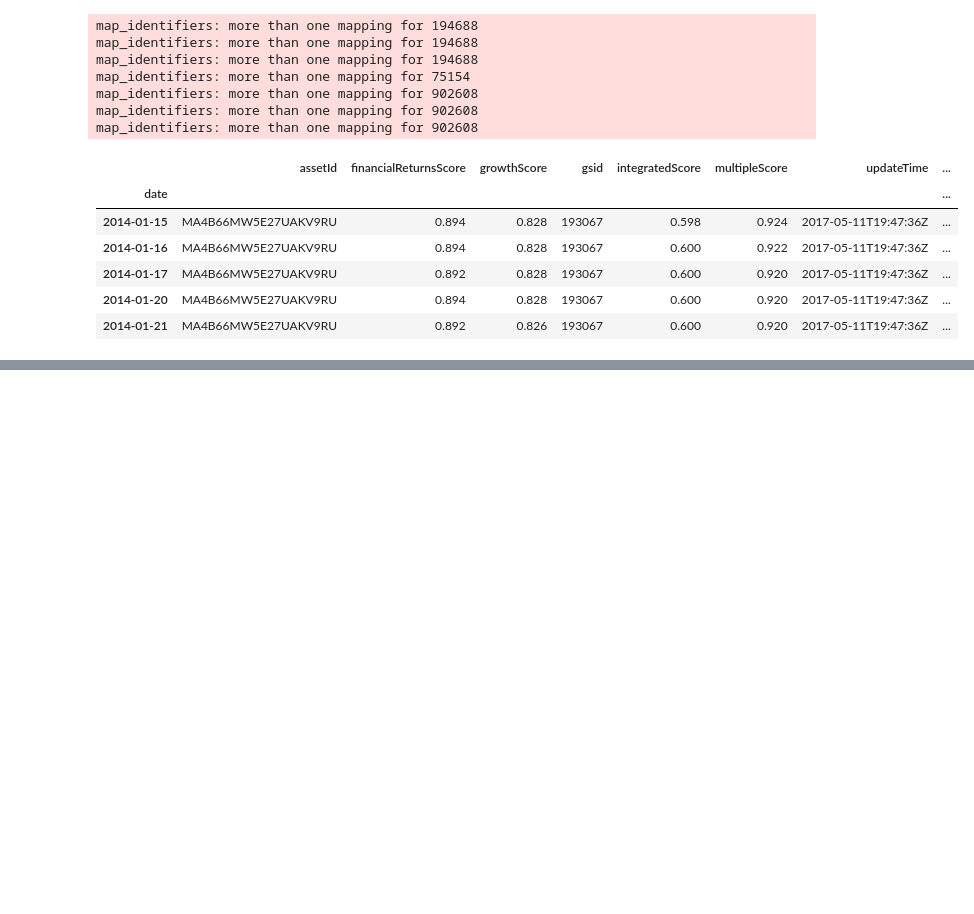
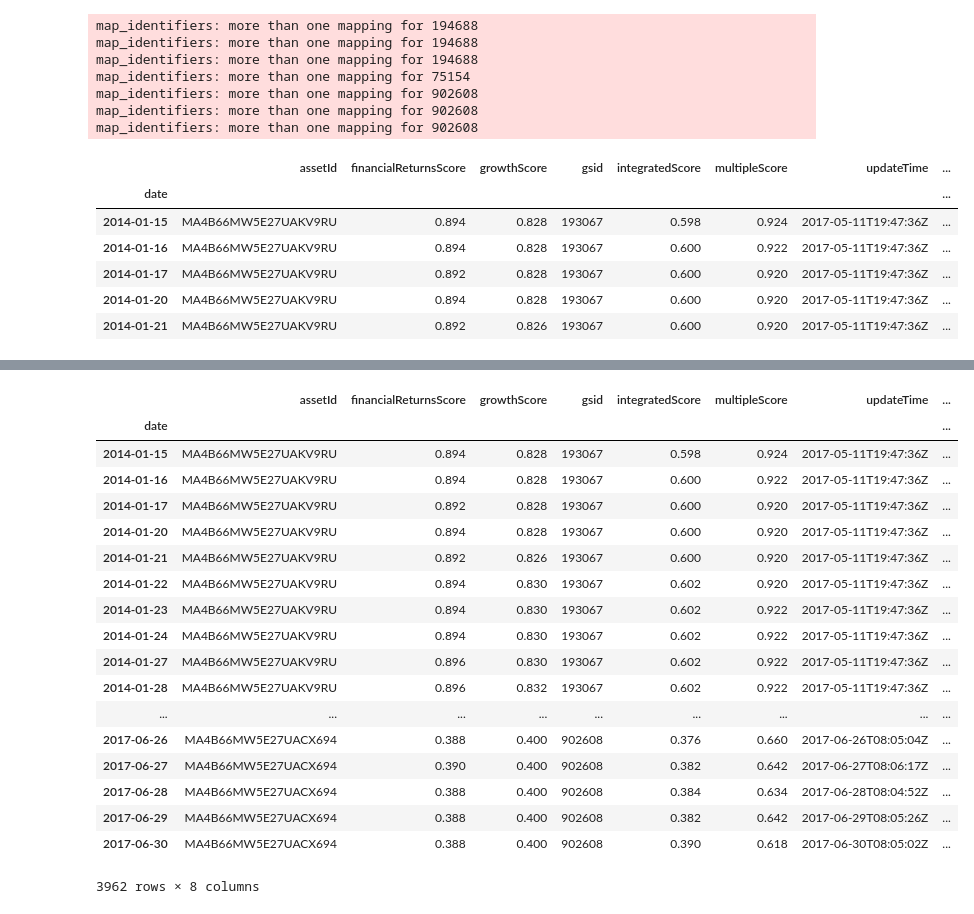
Before and after one commit to warrendeng/TickerPicker, a Jupyter notebook: gs_data_collection.ipynb, the cells around one changed output, grey strips where cells are left out. Saved outputs shown, nothing was run; the diff lists cells and outputs as text; code cells hidden in the pictures; blank space fills up the shorter version.

```diff
--- a/gs_data_collection.ipynb
+++ b/gs_data_collection.ipynb
@@ -53,0 +75,24 @@ map_identifiers: more than one mapping for 902608
+# %%
+import csv
+data.to_csv("./gs_sec_data.csv", sep=',')
+pd.read_csv('gs_sec_data.csv', index_col=0)
+# %% [output]
+|  | assetId | financialReturnsScore | growthScore | gsid | integratedScore | multipleScore | updateTime | ... |
+| date |  |  |  |  |  |  |  | ... |
+| 2014-01-15 | MA4B66MW5E27UAKV9RU | 0.894 | 0.828 | 193067 | 0.598 | 0.924 | 2017-05-11T19:47:36Z | ... |
+| 2014-01-16 | MA4B66MW5E27UAKV9RU | 0.894 | 0.828 | 193067 | 0.600 | 0.922 | 2017-05-11T19:47:36Z | ... |
+| 2014-01-17 | MA4B66MW5E27UAKV9RU | 0.892 | 0.828 | 193067 | 0.600 | 0.920 | 2017-05-11T19:47:36Z | ... |
+| 2014-01-20 | MA4B66MW5E27UAKV9RU | 0.894 | 0.828 | 193067 | 0.600 | 0.920 | 2017-05-11T19:47:36Z | ... |
+| 2014-01-21 | MA4B66MW5E27UAKV9RU | 0.892 | 0.826 | 193067 | 0.600 | 0.920 | 2017-05-11T19:47:36Z | ... |
+| 2014-01-22 | MA4B66MW5E27UAKV9RU | 0.894 | 0.830 | 193067 | 0.602 | 0.920 | 2017-05-11T19:47:36Z | ... |
+| 2014-01-23 | MA4B66MW5E27UAKV9RU | 0.894 | 0.830 | 193067 | 0.602 | 0.922 | 2017-05-11T19:47:36Z | ... |
+| 2014-01-24 | MA4B66MW5E27UAKV9RU | 0.894 | 0.830 | 193067 | 0.602 | 0.922 | 2017-05-11T19:47:36Z | ... |
+| 2014-01-27 | MA4B66MW5E27UAKV9RU | 0.896 | 0.830 | 193067 | 0.602 | 0.922 | 2017-05-11T19:47:36Z | ... |
+| 2014-01-28 | MA4B66MW5E27UAKV9RU | 0.896 | 0.832 | 193067 | 0.602 | 0.922 | 2017-05-11T19:47:36Z | ... |
+| ... | ... | ... | ... | ... | ... | ... | ... | ... |
+| 2017-06-26 | MA4B66MW5E27UACX694 | 0.388 | 0.400 | 902608 | 0.376 | 0.660 | 2017-06-26T08:05:04Z | ... |
+| 2017-06-27 | MA4B66MW5E27UACX694 | 0.390 | 0.400 | 902608 | 0.382 | 0.642 | 2017-06-27T08:06:17Z | ... |
+| 2017-06-28 | MA4B66MW5E27UACX694 | 0.388 | 0.400 | 902608 | 0.384 | 0.634 | 2017-06-28T08:04:52Z | ... |
+| 2017-06-29 | MA4B66MW5E27UACX694 | 0.388 | 0.400 | 902608 | 0.382 | 0.642 | 2017-06-29T08:05:26Z | ... |
+| 2017-06-30 | MA4B66MW5E27UACX694 | 0.388 | 0.400 | 902608 | 0.390 | 0.618 | 2017-06-30T08:05:02Z | ... |
+3962 rows × 8 columns
```
Also changed, not shown: parts of 1 cell of this notebook, 1 other file.
